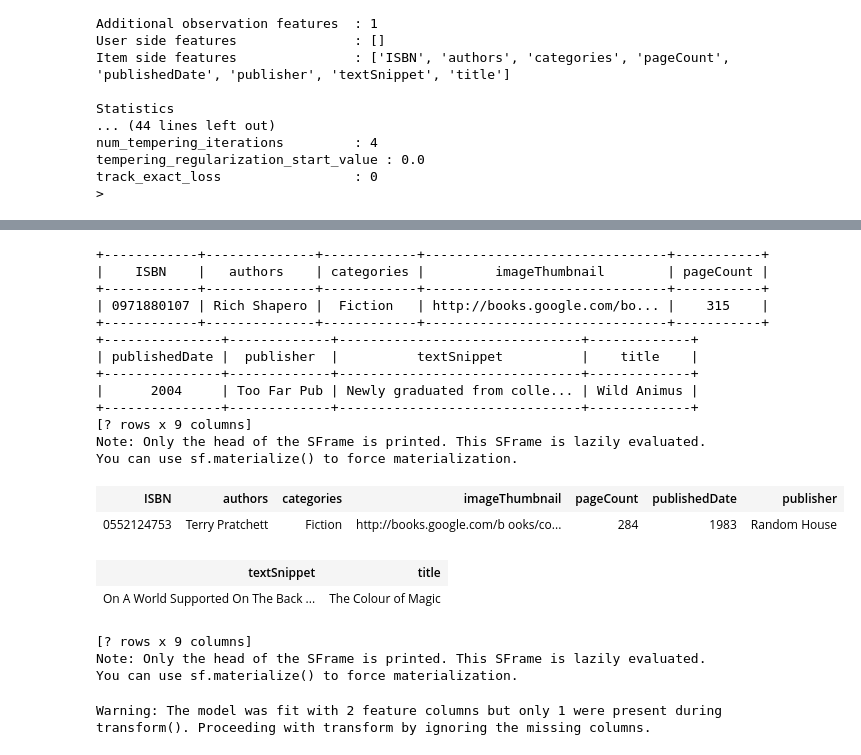
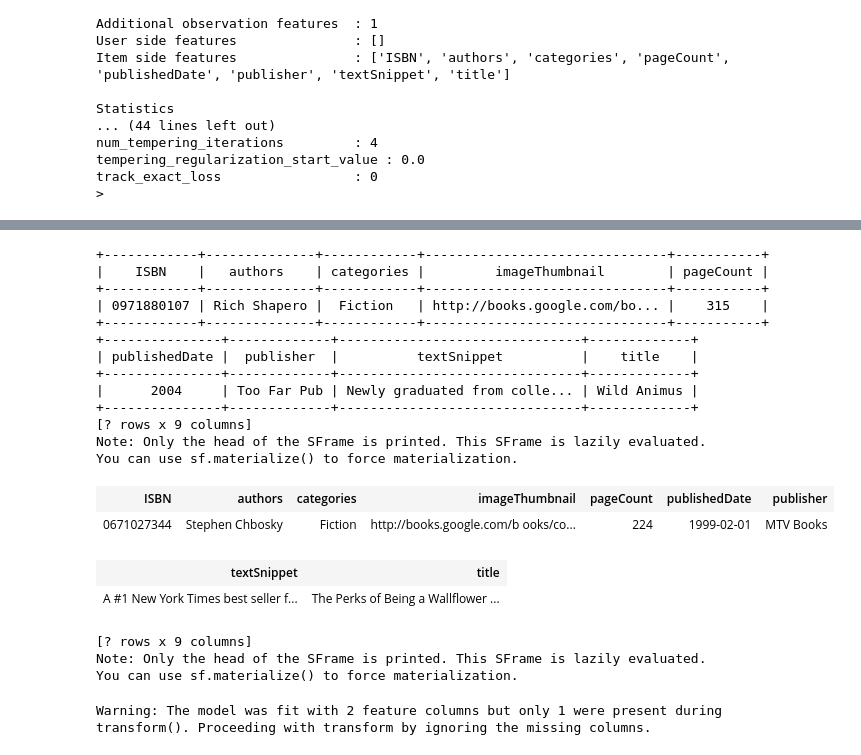
Before and after one commit to nycdatasci/bootcamp007_project, a Jupyter notebook: Project5-Capstone/shopaholics/collabFiltPython/recoGraphLabDemo.ipynb, the cells around one changed output, grey strips where cells are left out. Cells and saved outputs as stored; diff of their text form; code cells hidden in the pictures.

```diff
--- a/Project5-Capstone/shopaholics/collabFiltPython/recoGraphLabDemo.ipynb
+++ b/Project5-Capstone/shopaholics/collabFiltPython/recoGraphLabDemo.ipynb
@@ -611,25 +614,25 @@ Note: Only the head of the SFrame is printed.
 You can use print_rows(num_rows=m, num_columns=n) to print more rows and columns.
 # %%
 print ISBNlookup('0971880107')
-ISBNlookup('0552124753')
+ISBNlookup('0671027344')
 # %% [output]
 +------------+--------------+------------+-------------------------------+-----------+
 |    ISBN    |   authors    | categories |         imageThumbnail        | pageCount |
 +------------+--------------+------------+-------------------------------+-----------+
 | 0971880107 | Rich Shapero |  Fiction   | http://books.google.com/bo... |    315    |
 +------------+--------------+------------+-------------------------------+-----------+
 +---------------+-------------+-------------------------------+-------------+
 | publishedDate |  publisher  |          textSnippet          |    title    |
 +---------------+-------------+-------------------------------+-------------+
 |      2004     | Too Far Pub | Newly graduated from colle... | Wild Animus |
 +---------------+-------------+-------------------------------+-------------+
 [? rows x 9 columns]
 Note: Only the head of the SFrame is printed. This SFrame is lazily evaluated.
 You can use sf.materialize() to force materialization.
 | ISBN | authors | categories | imageThumbnail | pageCount | publishedDate | publisher |
-| 0552124753 | Terry Pratchett | Fiction | http://books.google.com/b ooks/co... | 284 | 1983 | Random House |
+| 0671027344 | Stephen Chbosky | Fiction | http://books.google.com/b ooks/co... | 224 | 1999-02-01 | MTV Books |
 | textSnippet | title |
-| On A World Supported On The Back ... | The Colour of Magic |
+| A #1 New York Times best seller f... | The Perks of Being a Wallflower ... |
 [? rows x 9 columns]
 Note: Only the head of the SFrame is printed. This SFrame is lazily evaluated.
 You can use sf.materialize() to force materialization.
```
Also changed, not shown: parts of 11 cells of this notebook, 1 other file.
